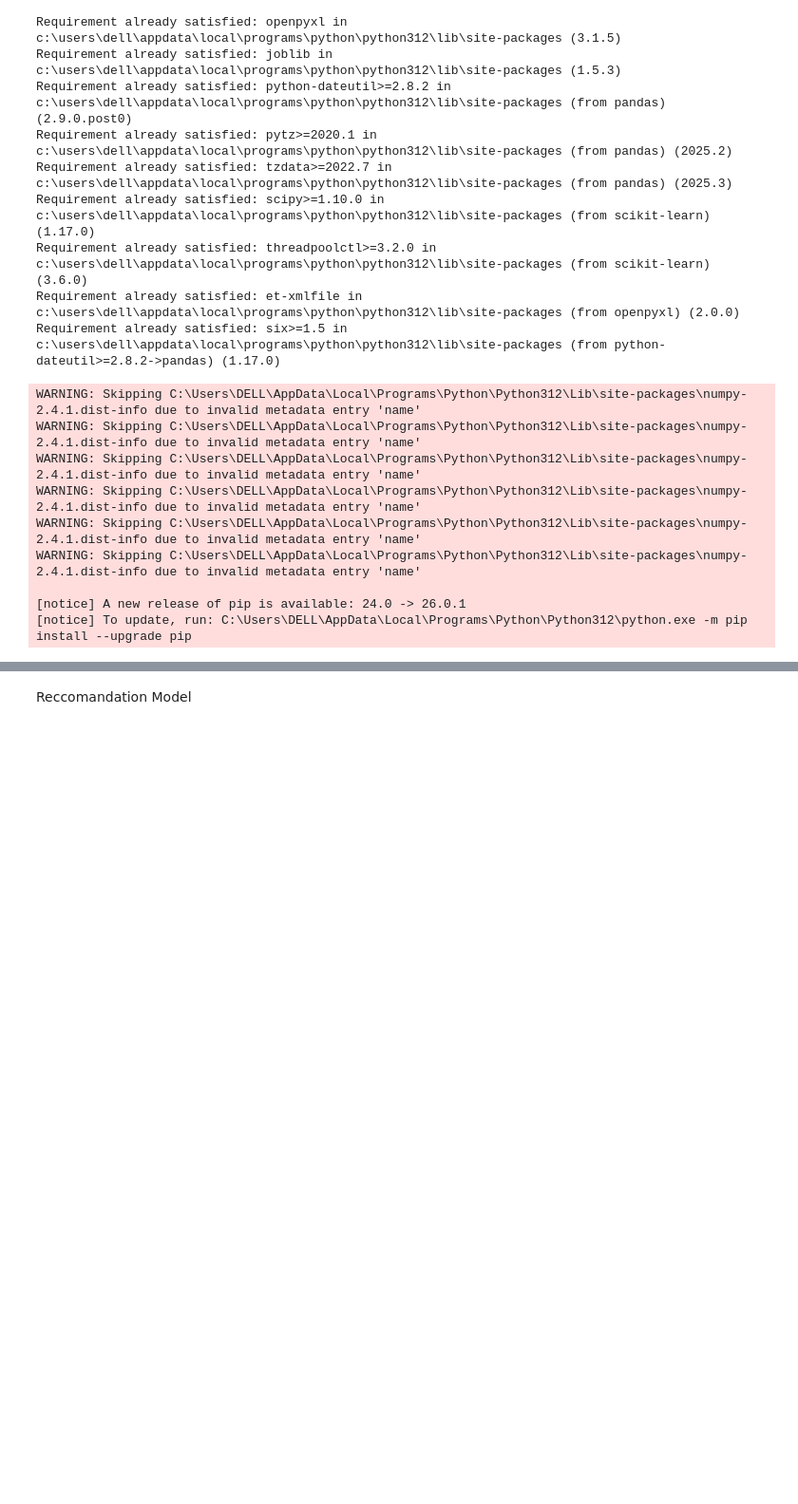
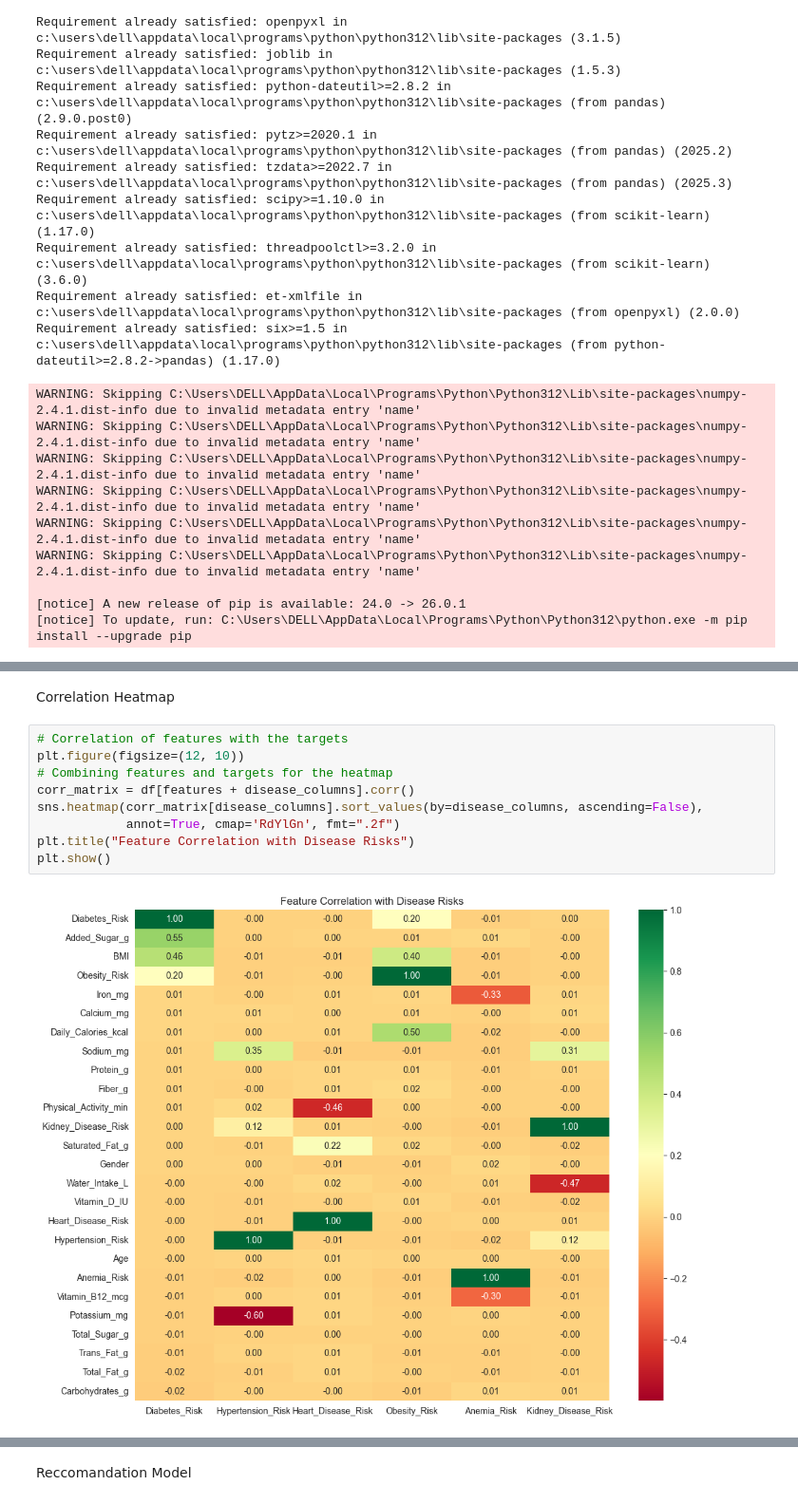
Before and after one commit to ThinethW/NutriScanner, a Jupyter notebook: health-risk-recommendations/research/models/expanded_daraset_training.ipynb, the cells around one changed output, grey strips where cells are left out. Shown at 95% size. Drawn from its saved outputs; the diff is of its cells as text; blank space fills up the shorter version.

```diff
--- a/health-risk-recommendations/research/models/expanded_daraset_training.ipynb
+++ b/health-risk-recommendations/research/models/expanded_daraset_training.ipynb
@@ -25,0 +97,13 @@ WARNING: Skipping C:\Users\DELL\AppData\Local\Programs\Python\Python312\Lib\site
+# %% [markdown]
+Correlation Heatmap
+# %%
+# Correlation of features with the targets
+plt.figure(figsize=(12, 10))
+# Combining features and targets for the heatmap
+corr_matrix = df[features + disease_columns].corr()
+sns.heatmap(corr_matrix[disease_columns].sort_values(by=disease_columns, ascending=False),
+            annot=True, cmap='RdYlGn', fmt=".2f")
+plt.title("Feature Correlation with Disease Risks")
+plt.show()
+# %% [output]
+[figure, added]
```
Also changed, not shown: parts of 15 cells of this notebook.
